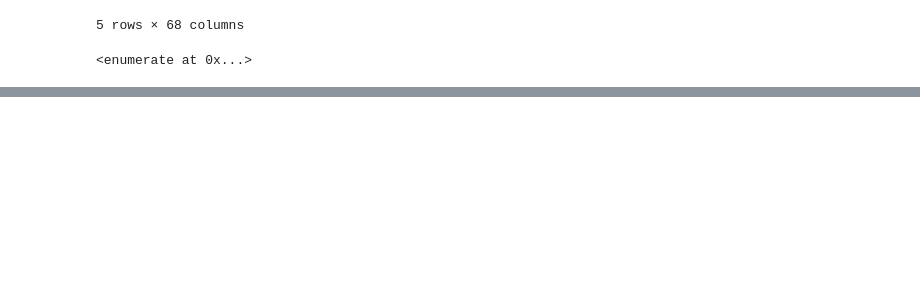
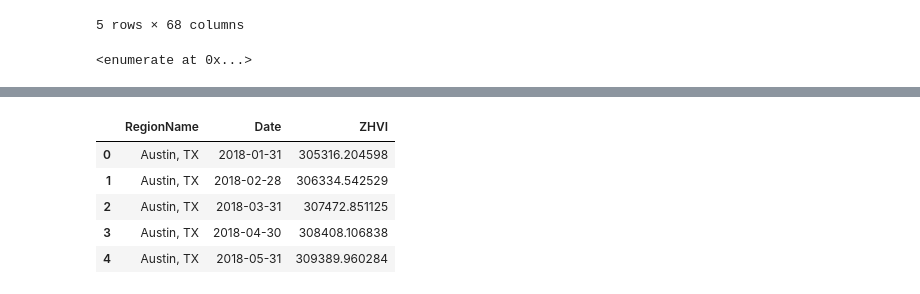
Before and after one commit to rjosanchez/project4-team1, a Jupyter notebook: ZHVI_Clean_Up.ipynb, the cells around one changed output, grey strips where cells are left out. Saved outputs shown, nothing was run; the diff lists cells and outputs as text; code cells hidden in the pictures; blank space fills up the shorter version.

```diff
--- a/ZHVI_Clean_Up.ipynb
+++ b/ZHVI_Clean_Up.ipynb
@@ -117,0 +181,10 @@ city = {
+# %%
+Austin_df = region_dfs["Austin, TX"]
+Austin_df.head()
+# %% [output]
+|  | RegionName | Date | ZHVI |
+| 0 | Austin, TX | 2018-01-31 | 305316.204598 |
+| 1 | Austin, TX | 2018-02-28 | 306334.542529 |
+| 2 | Austin, TX | 2018-03-31 | 307472.851125 |
+| 3 | Austin, TX | 2018-04-30 | 308408.106838 |
+| 4 | Austin, TX | 2018-05-31 | 309389.960284 |
```
Also changed, not shown: parts of 11 cells of this notebook.
